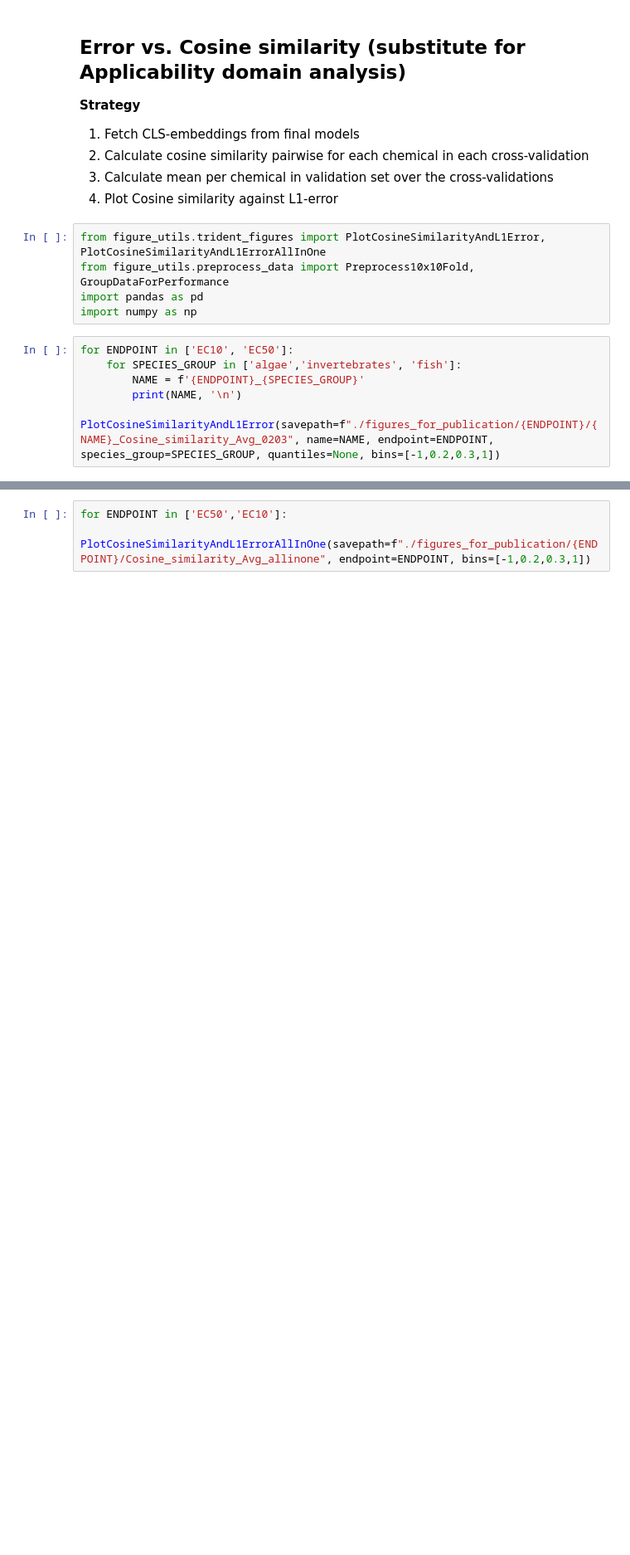
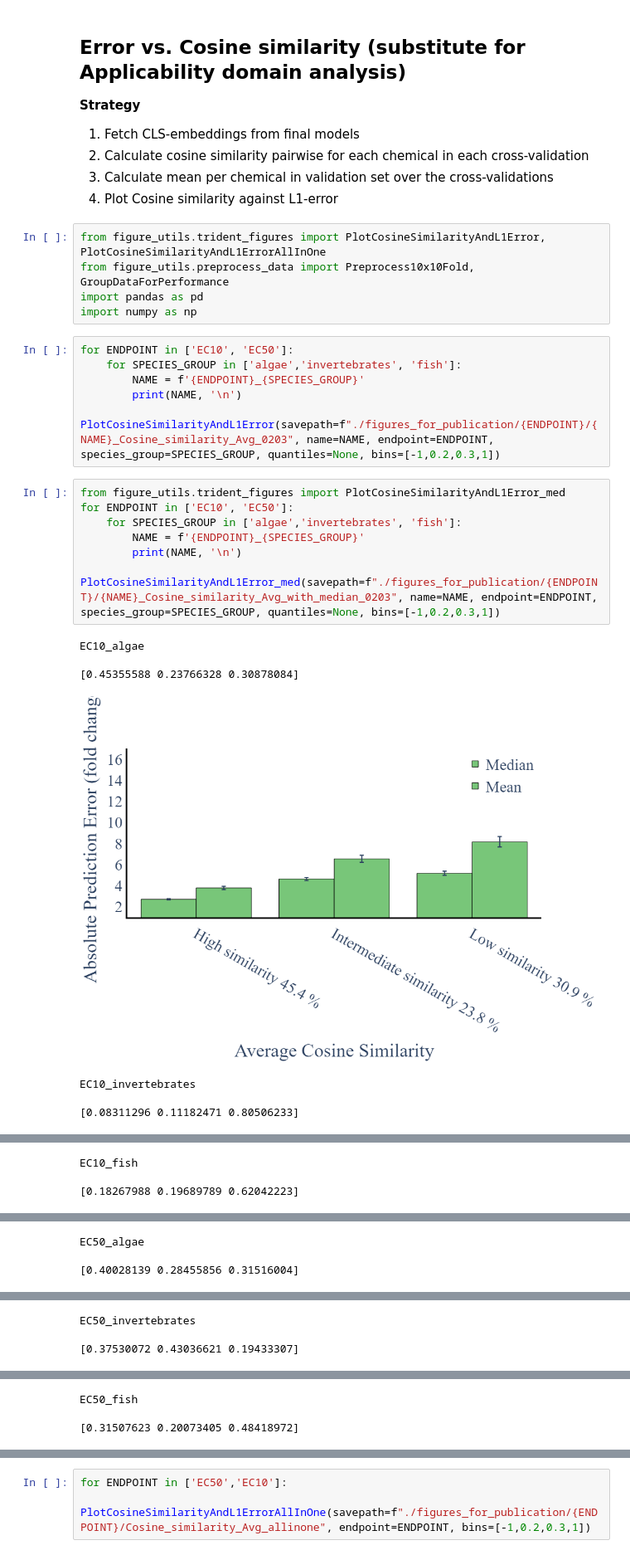
Before and after one commit to StyrbjornKall/TRIDENT, a Jupyter notebook: development/figures/generate_figures_for_publication.ipynb, the cells around one changed output, grey strips where cells are left out. Shown: that part at 83% size. Saved outputs shown, nothing was run; the diff lists cells and outputs as text; blank space fills up the shorter version.

Commit message:
Cosine similarity analysis after review

```diff
--- a/development/figures/generate_figures_for_publication.ipynb
+++ b/development/figures/generate_figures_for_publication.ipynb
@@ -365,3 +365,18 @@ for ENDPOINT in ['EC10', 'EC50']:
         NAME = f'{ENDPOINT}_{SPECIES_GROUP}'
         print(NAME, '\n')
         PlotCosineSimilarityAndL1Error(savepath=f"./figures_for_publication/{ENDPOINT}/{NAME}_Cosine_similarity_Avg_0203", name=NAME, endpoint=ENDPOINT, species_group=SPECIES_GROUP, quantiles=None, bins=[-1,0.2,0.3,1])
+# %%
+from figure_utils.trident_figures import PlotCosineSimilarityAndL1Error_med
+for ENDPOINT in ['EC10', 'EC50']:
+    for SPECIES_GROUP in ['algae','invertebrates', 'fish']:
+        NAME = f'{ENDPOINT}_{SPECIES_GROUP}'
+        print(NAME, '\n')
+        PlotCosineSimilarityAndL1Error_med(savepath=f"./figures_for_publication/{ENDPOINT}/{NAME}_Cosine_similarity_Avg_with_median_0203", name=NAME, endpoint=ENDPOINT, species_group=SPECIES_GROUP, quantiles=None, bins=[-1,0.2,0.3,1])
+# %% [output]
+EC10_algae
+
+[0.45355588 0.23766328 0.30878084]
+[figure, added]
+EC10_invertebrates
+
+[0.08311296 0.11182471 0.80506233]
@@ -367,0 +384,3 @@ for ENDPOINT in ['EC10', 'EC50']:
+EC10_fish
+
+[0.18267988 0.19689789 0.62042223]
@@ -367,0 +388,3 @@ for ENDPOINT in ['EC10', 'EC50']:
+EC50_algae
+
+[0.40028139 0.28455856 0.31516004]
@@ -367,0 +392,3 @@ for ENDPOINT in ['EC10', 'EC50']:
+EC50_invertebrates
+
+[0.37530072 0.43036621 0.19433307]
@@ -367,0 +396,3 @@ for ENDPOINT in ['EC10', 'EC50']:
+EC50_fish
+
+[0.31507623 0.20073405 0.48418972]
```
Also changed, not shown: parts of 1 cell of this notebook, 1 other file.
